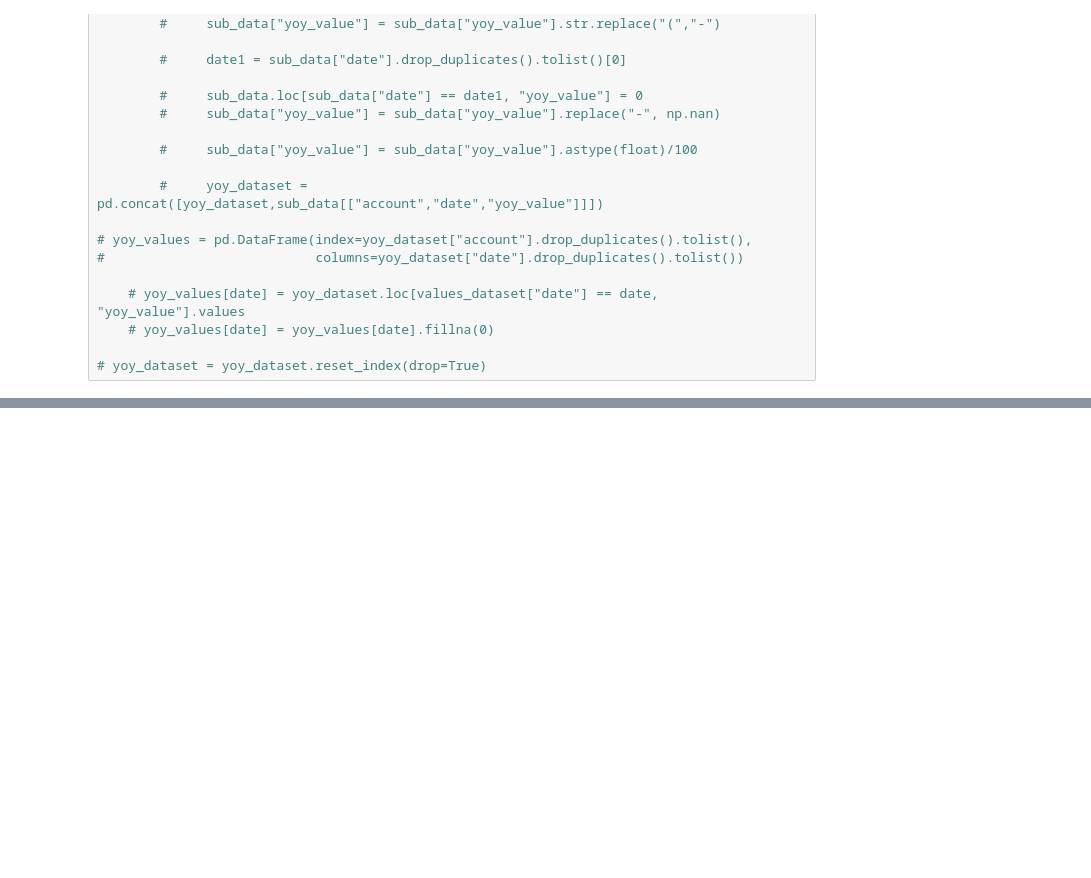
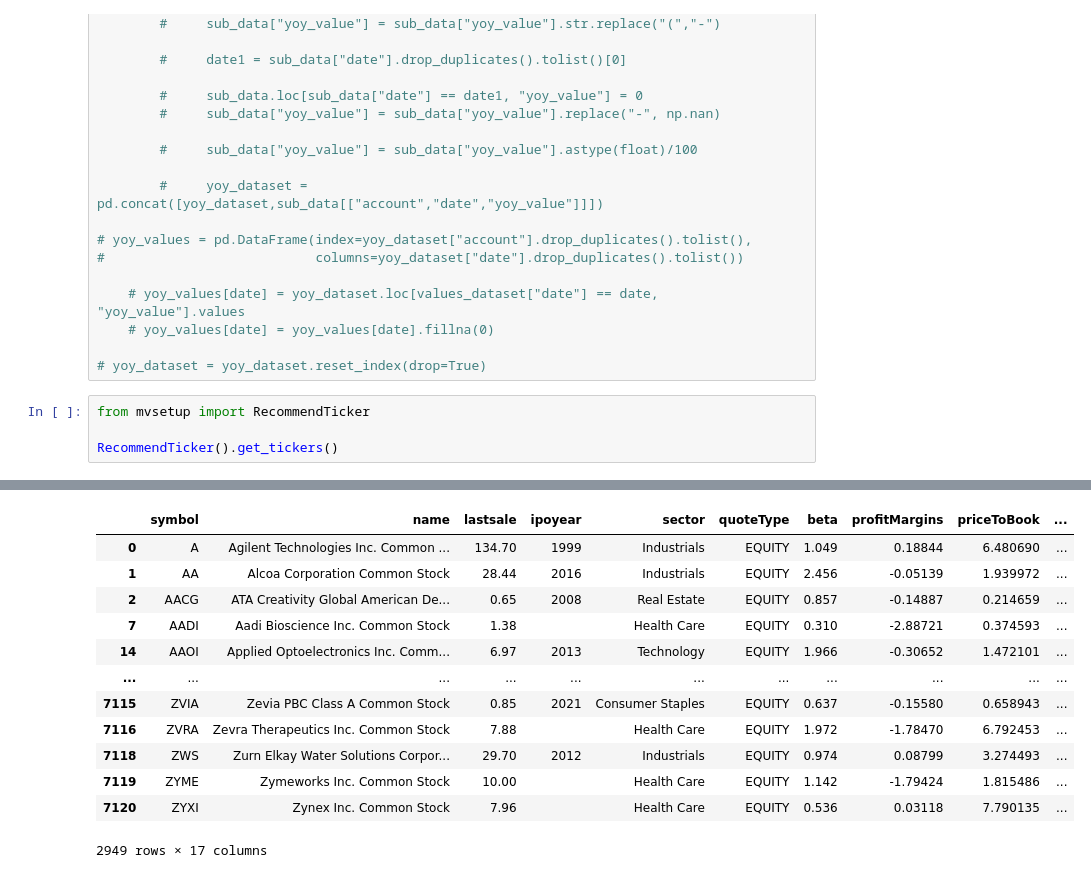
Before and after one commit to ab123-bruh/fund_temp, a Jupyter notebook: test.ipynb, the cells around one changed output, grey strips where cells are left out. Drawn from its saved outputs; the diff is of its cells as text; blank space fills up the shorter version.

Commit message:
mvsetup needed changes.

```diff
--- a/test.ipynb
+++ b/test.ipynb
@@ -457,3 +457,8 @@ find_closest_tickers("AAPL", data)
     # yoy_values[date] = yoy_values[date].fillna(0)
 
 # yoy_dataset = yoy_dataset.reset_index(drop=True)
+# %%
+from mvsetup import RecommendTicker
+
+RecommendTicker().get_tickers()
+# %% [output]
@@ -459,0 +482,13 @@ find_closest_tickers("AAPL", data)
+|  | symbol | name | lastsale | ipoyear | sector | quoteType | beta | profitMargins | priceToBook | ... |
+| 0 | A | Agilent Technologies Inc. Common ... | 134.70 | 1999 | Industrials | EQUITY | 1.049 | 0.18844 | 6.480690 | ... |
+| 1 | AA | Alcoa Corporation Common Stock | 28.44 | 2016 | Industrials | EQUITY | 2.456 | -0.05139 | 1.939972 | ... |
+| 2 | AACG | ATA Creativity Global American De... | 0.65 | 2008 | Real Estate | EQUITY | 0.857 | -0.14887 | 0.214659 | ... |
+| 7 | AADI | Aadi Bioscience Inc. Common Stock | 1.38 |  | Health Care | EQUITY | 0.310 | -2.88721 | 0.374593 | ... |
+| 14 | AAOI | Applied Optoelectronics Inc. Comm... | 6.97 | 2013 | Technology | EQUITY | 1.966 | -0.30652 | 1.472101 | ... |
+| ... | ... | ... | ... | ... | ... | ... | ... | ... | ... | ... |
+| 7115 | ZVIA | Zevia PBC Class A Common Stock | 0.85 | 2021 | Consumer Staples | EQUITY | 0.637 | -0.15580 | 0.658943 | ... |
+| 7116 | ZVRA | Zevra Therapeutics Inc. Common Stock | 7.88 |  | Health Care | EQUITY | 1.972 | -1.78470 | 6.792453 | ... |
+| 7118 | ZWS | Zurn Elkay Water Solutions Corpor... | 29.70 | 2012 | Industrials | EQUITY | 0.974 | 0.08799 | 3.274493 | ... |
+| 7119 | ZYME | Zymeworks Inc. Common Stock | 10.00 |  | Health Care | EQUITY | 1.142 | -1.79424 | 1.815486 | ... |
+| 7120 | ZYXI | Zynex Inc. Common Stock | 7.96 |  | Health Care | EQUITY | 0.536 | 0.03118 | 7.790135 | ... |
+2949 rows × 17 columns
```
Also changed, not shown: parts of 1 cell of this notebook, 1 other file.
